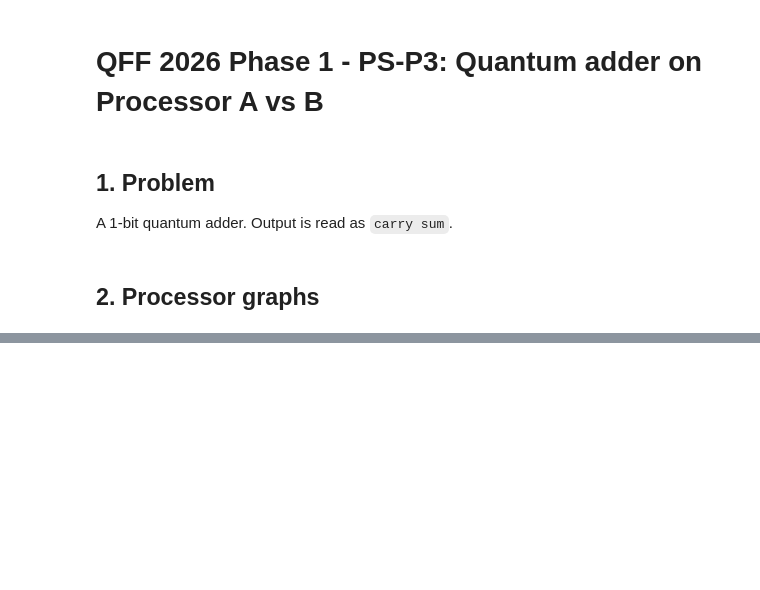
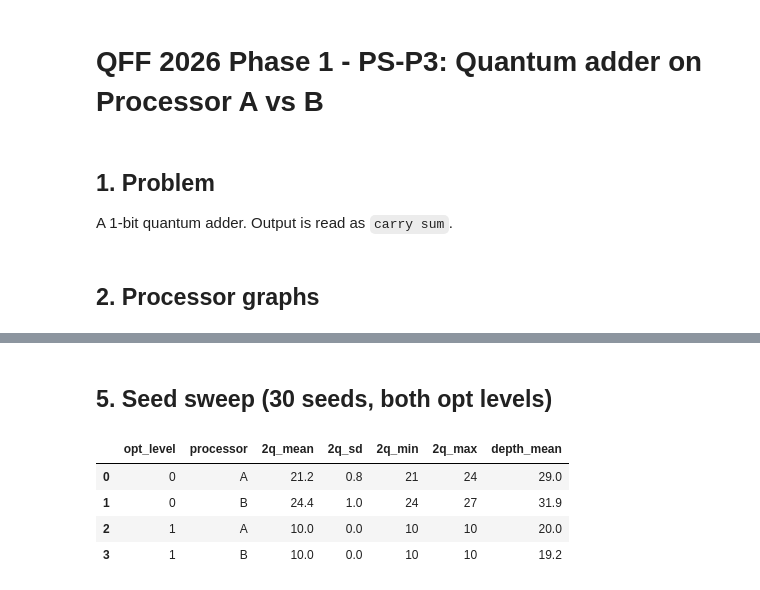
Before and after one commit to ArshadullaShaik/Concurrence, a Jupyter notebook: main.ipynb, the cells around one changed output, grey strips where cells are left out. Cells and saved outputs as stored; diff of their text form; code cells hidden in the pictures; blank space fills up the shorter version.

```diff
--- a/main.ipynb
+++ b/main.ipynb
@@ -35,0 +44,17 @@ table
+# %%
+import itertools
+from src.problem import two_bit_adder, expected_two_bit
+
+rows = []
+for name, proc in [("A", A), ("B", B)]:
+    for noisy in (False, True):
+        ok = total = 0
+        for a, b in itertools.product(range(4), range(4)):
+            _, counts, m = run_on(two_bit_adder(a, b), proc, shots=2048, noisy=noisy, seed=1)
+            ok += counts.get(expected_two_bit(a, b), 0)
+            total += 2048
+        rows.append({"processor": name, "noisy": noisy, "depth": m["depth"],
+                     "two_qubit_gates": m["two_qubit_gates"], "success_rate": ok / total})
+two_bit_table = pd.DataFrame(rows)
+two_bit_table.to_csv("results/tables/two_bit_AB.csv", index=False)
+two_bit_table
@@ -35,0 +67,28 @@ table
+# %% [markdown]
+## 5. Seed sweep (30 seeds, both opt levels)
+# %%
+import statistics as st
+from src.routing import compile_for
+from src.metrics import circuit_metrics
+
+rows = []
+for level in (0, 1):
+    for name, proc in [("A", A), ("B", B)]:
+        gates, depths = [], []
+        for seed in range(30):
+            m = circuit_metrics(compile_for(two_bit_adder(3, 3), proc, optimization_level=level, seed=seed))
+            gates.append(m["two_qubit_gates"])
+            depths.append(m["depth"])
+        rows.append({"opt_level": level, "processor": name,
+                     "2q_mean": round(st.mean(gates), 1), "2q_sd": round(st.stdev(gates), 1),
+                     "2q_min": min(gates), "2q_max": max(gates),
+                     "depth_mean": round(st.mean(depths), 1)})
+seed_table = pd.DataFrame(rows)
+seed_table.to_csv("results/tables/seed_sweep.csv", index=False)
+seed_table
+# %% [output]
+|  | opt_level | processor | 2q_mean | 2q_sd | 2q_min | 2q_max | depth_mean |
+| 0 | 0 | A | 21.2 | 0.8 | 21 | 24 | 29.0 |
+| 1 | 0 | B | 24.4 | 1.0 | 24 | 27 | 31.9 |
+| 2 | 1 | A | 10.0 | 0.0 | 10 | 10 | 20.0 |
+| 3 | 1 | B | 10.0 | 0.0 | 10 | 10 | 19.2 |
```
Also changed, not shown: parts of 17 cells of this notebook, 12 other files.
